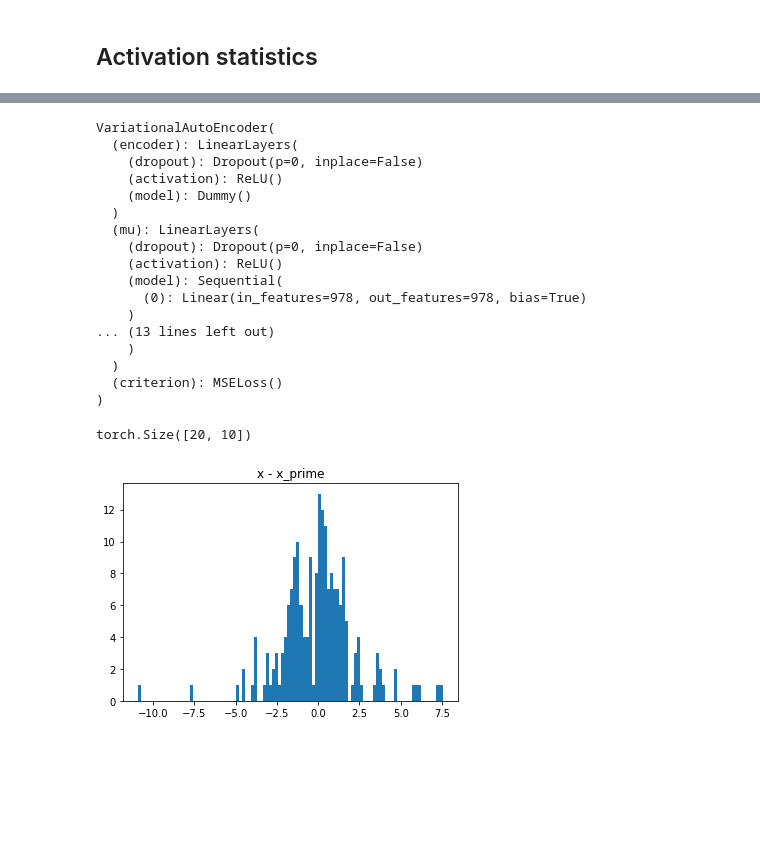
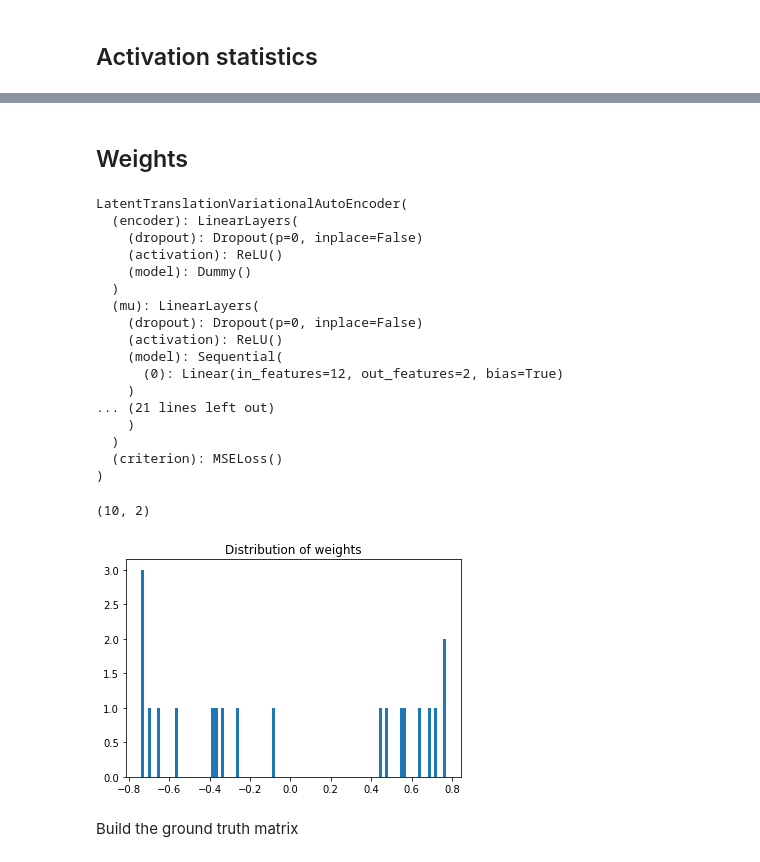
Before and after one commit to Bertinus/causal_cell_embedding, a Jupyter notebook: notebooks/Result_Exploration.ipynb, the cells around one changed output, grey strips where cells are left out. Saved outputs shown, nothing was run; the diff lists cells and outputs as text; code cells hidden in the pictures; blank space fills up the shorter version.

```diff
--- a/notebooks/Result_Exploration.ipynb
+++ b/notebooks/Result_Exploration.ipynb
@@ -6,3 +3,6 @@ seed = 2
+# %%
+experiment_name = "number_of_envs"  # "latent_trans_cond_VAE_comparision" # "latent_trans_study"
+exp_id = 1
 # %% [markdown]
 ## Loading
 # %%
@@ -108,5 +143,4 @@ plt.show()
 # %%
 model = configuration.setup_model(results['config'])
-model.load_state_dict(torch.load(os.path.join(result_dir, "best_model_" + str(seed) + ".pth.tar")))
-valid_loader = configuration.setup_dataloader(results['config'], 'valid')
+model.load_state_dict(torch.load(os.path.join(result_dir, "best_model_" + str(exp_id) + ".pth.tar")))
 # %% [output]
@@ -156,7 +177,9 @@ tensor([-0.2961, -1.7772,  2.5142]) tensor([0.0000, 3.5674, 0.0000])
+# %% [markdown]
+## Weights
 # %%
 model
 # %% [output]
-VariationalAutoEncoder(
+LatentTranslationVariationalAutoEncoder(
   (encoder): LinearLayers(
     (dropout): Dropout(p=0, inplace=False)
     (activation): ReLU()
@@ -166,19 +189,22 @@ VariationalAutoEncoder(
     (dropout): Dropout(p=0, inplace=False)
     (activation): ReLU()
     (model): Sequential(
-      (0): Linear(in_features=978, out_features=978, bias=True)
+      (0): Linear(in_features=12, out_features=2, bias=True)
     )
-... (13 lines left out)
+... (21 lines left out)
     )
   )
   (criterion): MSELoss()
 )
+# %%
+model.decoder.model[0].weight.detach().numpy().shape
+# %% [output]
+(10, 2)
 # %%
-x_minus_x_prime = outputs['x'] - outputs['x_prime']
-print(x_minus_x_prime.shape)
-plt.hist(x_minus_x_prime.numpy().reshape(-1), bins=100)
-plt.title('x - x_prime')
+plt.hist(model.decoder.model[0].weight.detach().numpy()[:, :15].reshape(-1), bins=100)
+plt.title("Distribution of weights")
 plt.show()
 # %% [output]
-torch.Size([20, 10])
-[figure, old version]
+[figure, new version]
+# %% [markdown]
+Build the ground truth matrix
```
Also changed, not shown: parts of 38 cells of this notebook, 5 other files.
